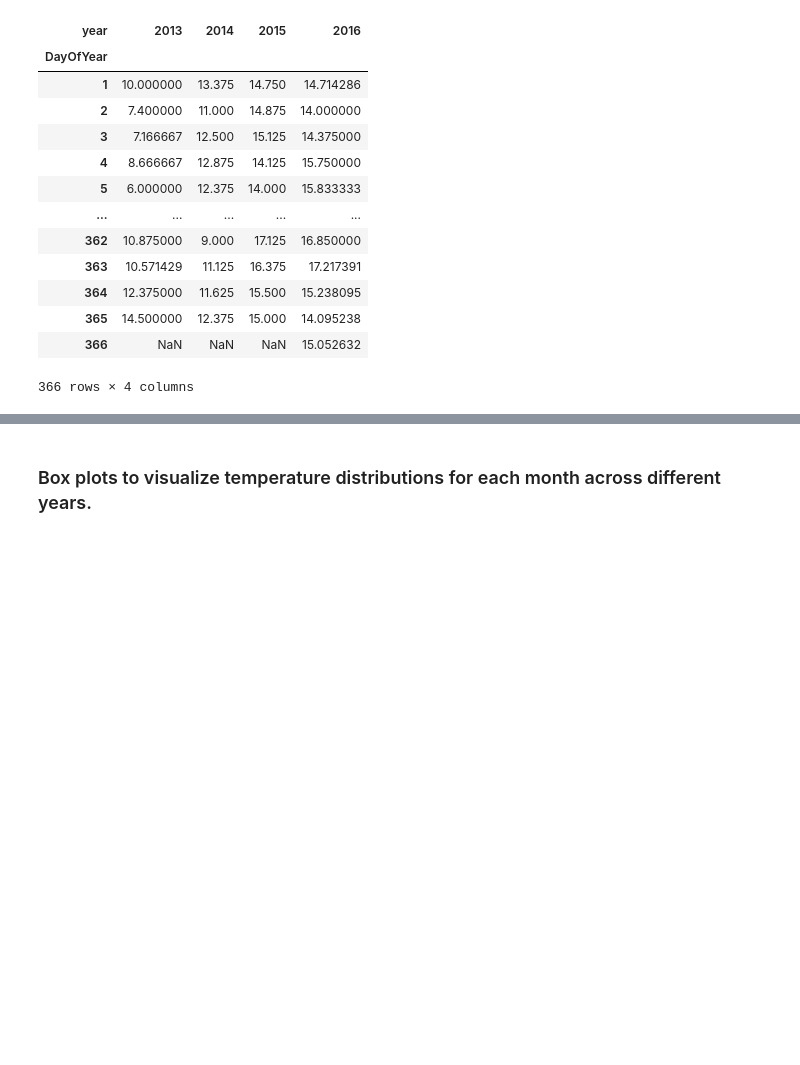
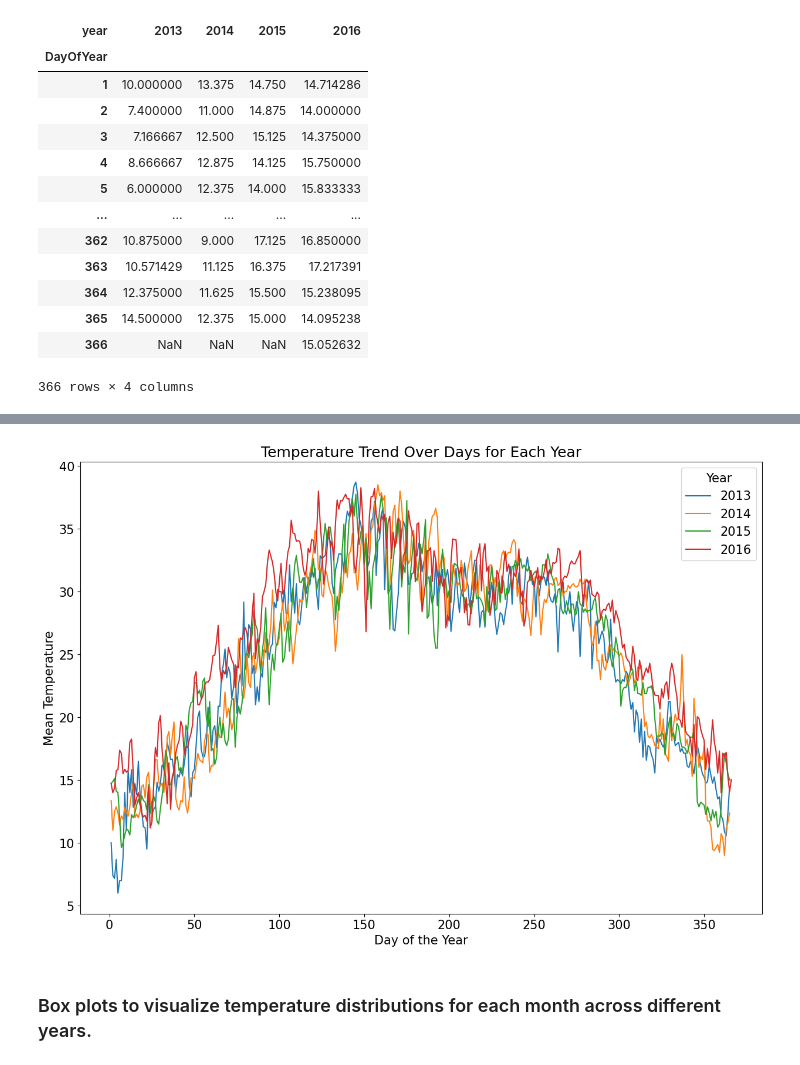
Before and after one commit to nwudochika/CMSC6950_Project, a Jupyter notebook: CMSC6950_Project.ipynb, the cells around one changed output, grey strips where cells are left out. Drawn from its saved outputs; the diff is of its cells as text; code cells hidden in the pictures; blank space fills up the shorter version.

```diff
--- a/CMSC6950_Project.ipynb
+++ b/CMSC6950_Project.ipynb
@@ -399,2 +399,13 @@ plt.show()
+# %%
+for year in pivoted_temp.columns:
+    plt.plot(pivoted_temp.index, pivoted_temp[year], label=str(year))
+
+plt.title('Temperature Trend Over Days for Each Year')
+plt.xlabel('Day of the Year')
+plt.ylabel('Mean Temperature')
+plt.legend(title='Year', loc='upper right')
+plt.show()
+# %% [output]
+[figure, added]
 # %% [markdown]
 ### Box plots to visualize temperature distributions for each month across different years.
```
Also changed, not shown: parts of 13 cells of this notebook.
